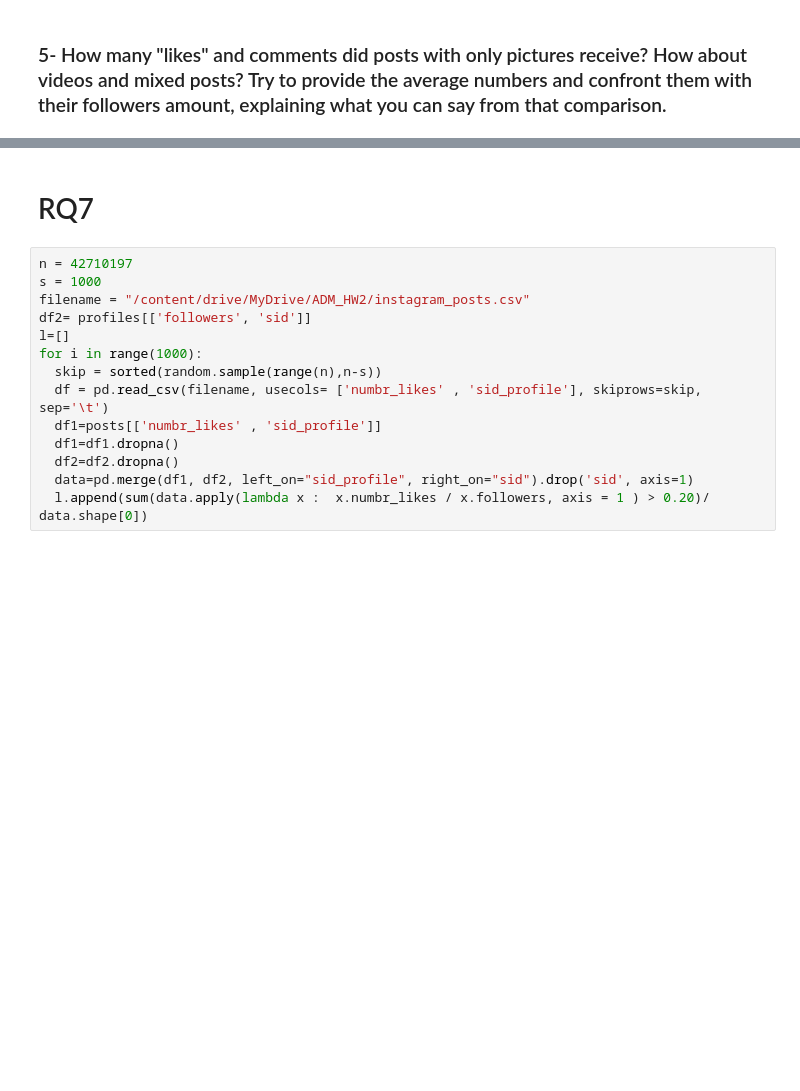
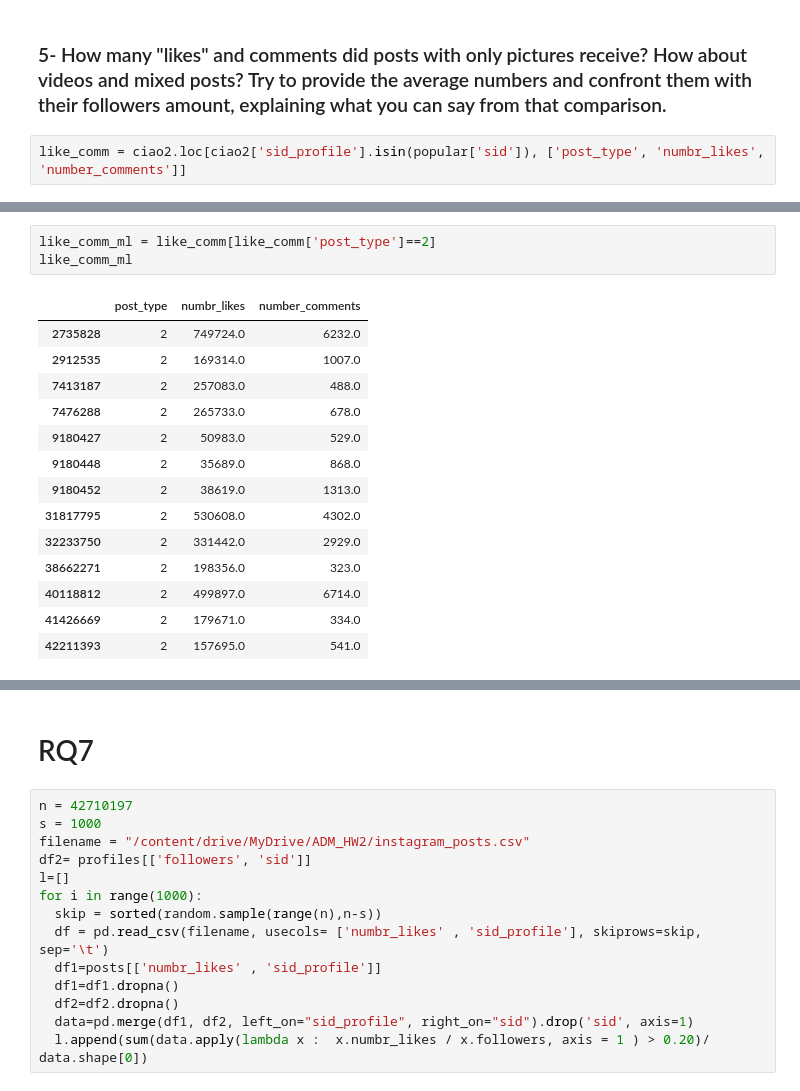
Before and after one commit to PaoloBarba/ADM_HW2, a Jupyter notebook: Copia_di_main_Albachiara.ipynb, the cells around one changed output, grey strips where cells are left out. Cells and saved outputs as stored; diff of their text form; blank space fills up the shorter version.

```diff
--- a/Copia_di_main_Albachiara.ipynb
+++ b/Copia_di_main_Albachiara.ipynb
@@ -449,2 +466,4 @@ tab
 # %% [markdown]
 ### 5- How many "likes" and comments did posts with only pictures receive? How about videos and mixed posts? Try to provide the average numbers and confront them with their followers amount, explaining what you can say from that comparison.
+# %%
+like_comm = ciao2.loc[ciao2['sid_profile'].isin(popular['sid']), ['post_type', 'numbr_likes', 'number_comments']]
@@ -450,0 +494,18 @@ tab
+# %%
+like_comm_ml = like_comm[like_comm['post_type']==2]
+like_comm_ml
+# %% [output]
+|  | post_type | numbr_likes | number_comments |
+| 2735828 | 2 | 749724.0 | 6232.0 |
+| 2912535 | 2 | 169314.0 | 1007.0 |
+| 7413187 | 2 | 257083.0 | 488.0 |
+| 7476288 | 2 | 265733.0 | 678.0 |
+| 9180427 | 2 | 50983.0 | 529.0 |
+| 9180448 | 2 | 35689.0 | 868.0 |
+| 9180452 | 2 | 38619.0 | 1313.0 |
+| 31817795 | 2 | 530608.0 | 4302.0 |
+| 32233750 | 2 | 331442.0 | 2929.0 |
+| 38662271 | 2 | 198356.0 | 323.0 |
+| 40118812 | 2 | 499897.0 | 6714.0 |
+| 41426669 | 2 | 179671.0 | 334.0 |
+| 42211393 | 2 | 157695.0 | 541.0 |
```
Also changed, not shown: parts of 9 cells of this notebook.
